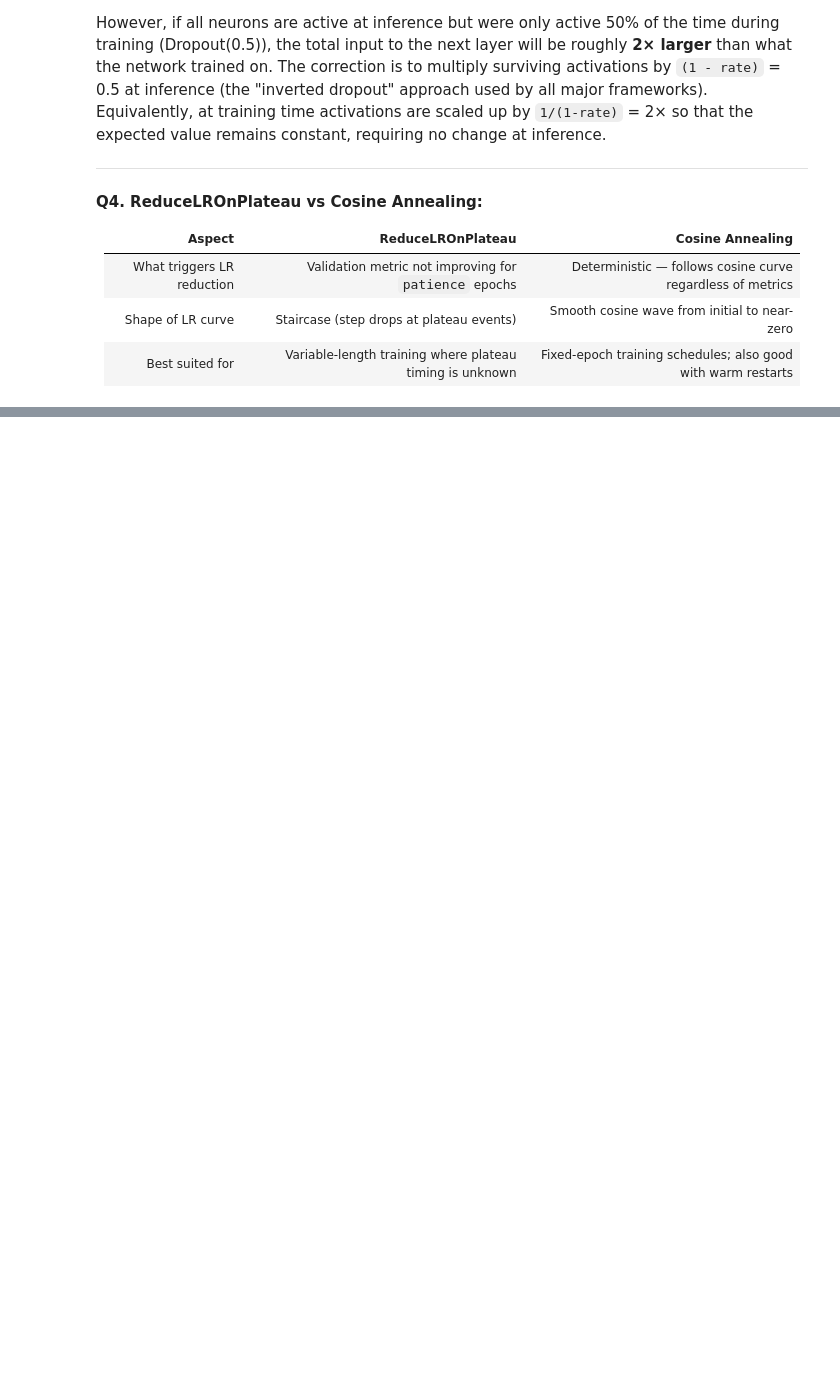
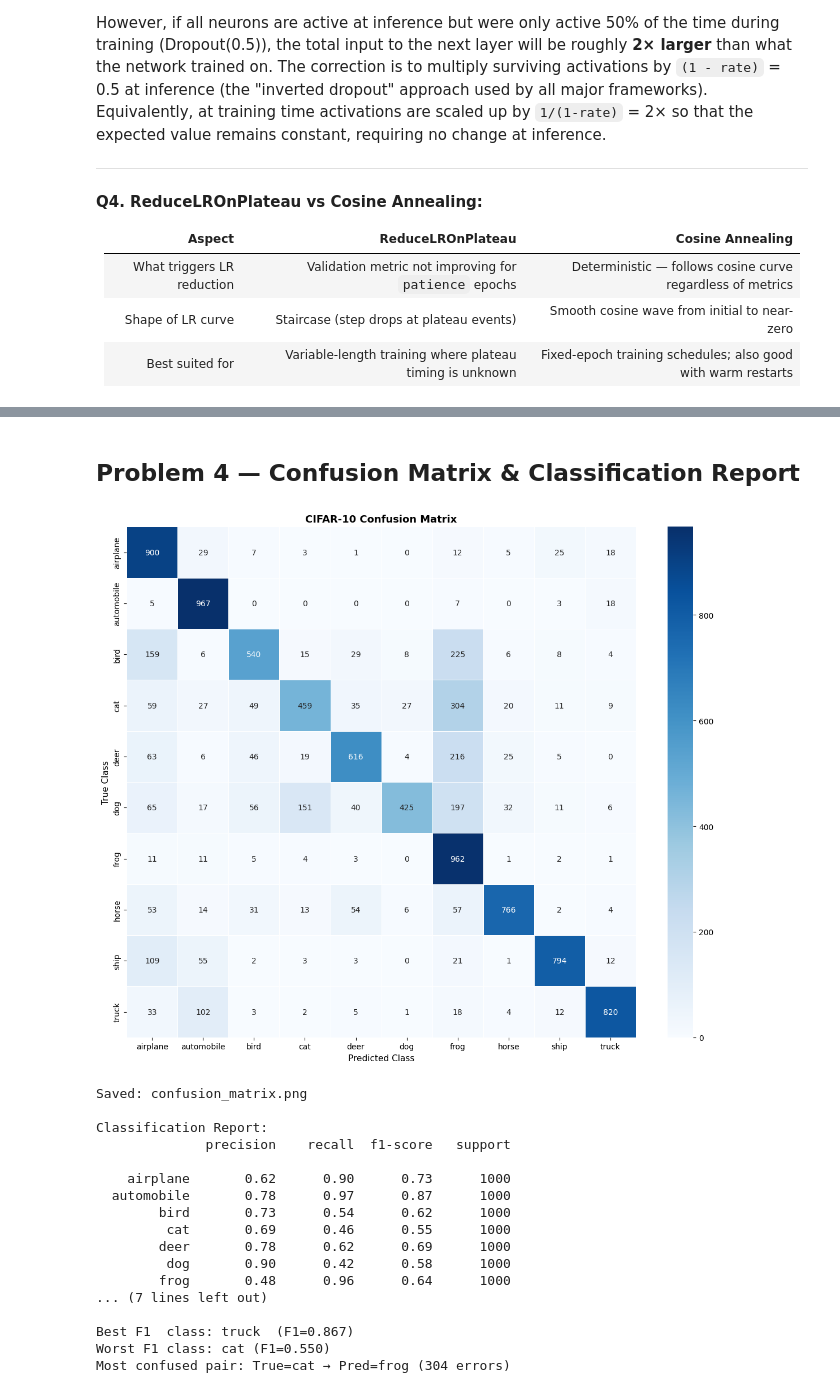
Before and after one commit to SaiAshish1234/CNN-Lab-RGIPT, a Jupyter notebook: 24IT3021_G_Sai_Ashish_CNN_Lab.ipynb, the cells around one changed output, grey strips where cells are left out. Cells and saved outputs as stored; diff of their text form; code cells hidden in the pictures; blank space fills up the shorter version.

```diff
--- a/24IT3021_G_Sai_Ashish_CNN_Lab.ipynb
+++ b/24IT3021_G_Sai_Ashish_CNN_Lab.ipynb
@@ -1143,0 +1410,63 @@ Dropout randomly zeros out activations during training to prevent co-adaptation.
+# %% [markdown]
+## Problem 4 — Confusion Matrix & Classification Report
+# %%
+import seaborn as sns
+from sklearn.metrics import confusion_matrix, classification_report
+
+# ── Evaluate on full test set ─────────────────────────────────────────────────
+y_pred_probs = cifar_model.predict(cifar_x_test_p, verbose=0)
+y_pred       = np.argmax(y_pred_probs, axis=1)
+y_true       = np.argmax(cifar_y_test_p, axis=1)
+
+cm = confusion_matrix(y_true, y_pred)
+
+# ── (a) Confusion matrix heatmap ──────────────────────────────────────────────
+fig, ax = plt.subplots(figsize=(12, 10))
+sns.heatmap(cm, annot=True, fmt='d', cmap='Blues',
+            xticklabels=CIFAR10_CLASSES, yticklabels=CIFAR10_CLASSES,
+            linewidths=0.5, ax=ax)
+ax.set_title('CIFAR-10 Confusion Matrix', fontweight='bold', fontsize=13)
+ax.set_xlabel('Predicted Class', fontsize=11)
+ax.set_ylabel('True Class', fontsize=11)
+plt.tight_layout()
+plt.savefig('confusion_matrix.png', dpi=150, bbox_inches='tight')
+plt.show()
+print("Saved: confusion_matrix.png")
+
+# ── (b) Classification report ─────────────────────────────────────────────────
+report = classification_report(y_true, y_pred, target_names=CIFAR10_CLASSES)
+print("\nClassification Report:")
+print(report)
+
+# ── (c) Best/worst class, most confused pairs ─────────────────────────────────
+from sklearn.metrics import f1_score
+f1_per_class = f1_score(y_true, y_pred, average=None)
+best_class  = CIFAR10_CLASSES[np.argmax(f1_per_class)]
+worst_class = CIFAR10_CLASSES[np.argmin(f1_per_class)]
+print(f"Best F1  class: {best_class}  (F1={f1_per_class.max():.3f})")
+print(f"Worst F1 class: {worst_class} (F1={f1_per_class.min():.3f})")
+
+# Find top confused pairs (off-diagonal maximums)
+cm_no_diag = cm.copy()
+np.fill_diagonal(cm_no_diag, 0)
+pair_idx = np.unravel_index(cm_no_diag.argmax(), cm_no_diag.shape)
+print(f"Most confused pair: True={CIFAR10_CLASSES[pair_idx[0]]} → Pred={CIFAR10_CLASSES[pair_idx[1]]} ({cm_no_diag[pair_idx]} errors)")
+# %% [output]
+[figure, added]
+Saved: confusion_matrix.png
+
+Classification Report:
+              precision    recall  f1-score   support
+
+    airplane       0.62      0.90      0.73      1000
+  automobile       0.78      0.97      0.87      1000
+        bird       0.73      0.54      0.62      1000
+         cat       0.69      0.46      0.55      1000
+        deer       0.78      0.62      0.69      1000
+         dog       0.90      0.42      0.58      1000
+        frog       0.48      0.96      0.64      1000
+... (7 lines left out)
+
+Best F1  class: truck  (F1=0.867)
+Worst F1 class: cat (F1=0.550)
+Most confused pair: True=cat → Pred=frog (304 errors)
```
Also changed, not shown: parts of 20 cells of this notebook.
